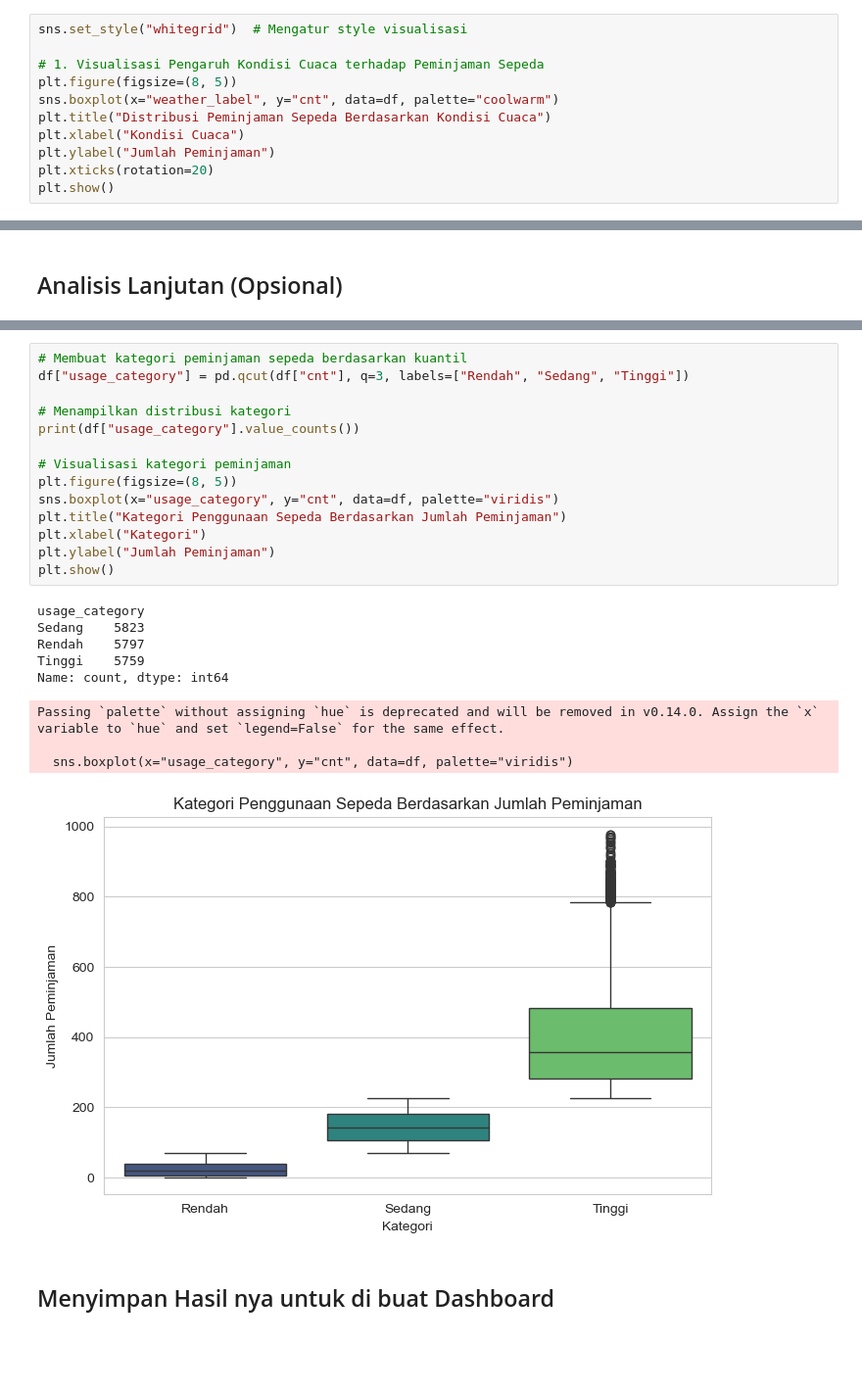
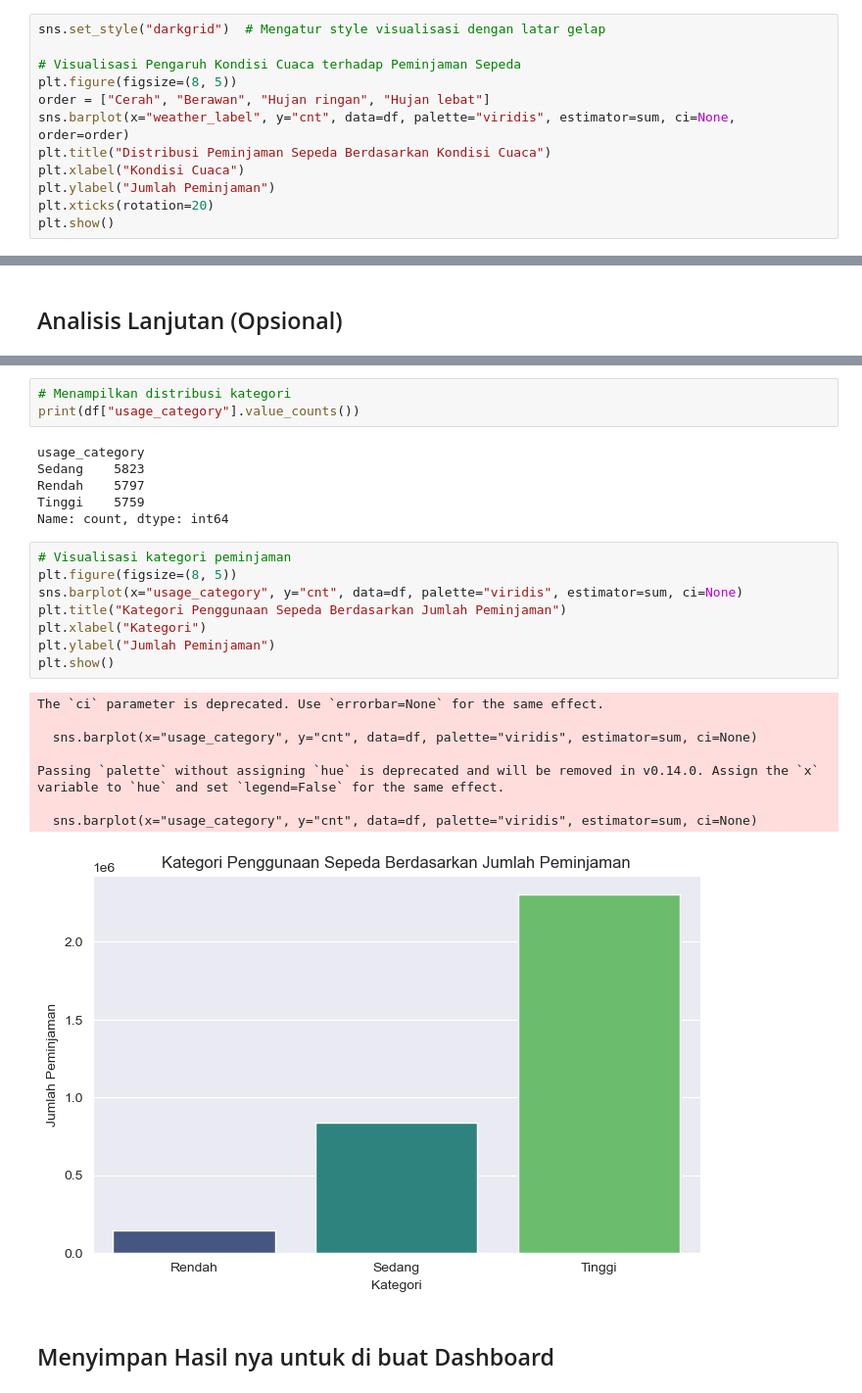
Before and after one commit to wllwkrs/Proyekanalisis, a Jupyter notebook: notebook.ipynb, the cells around one changed output, grey strips where cells are left out. Shown at 98% size. Drawn from its saved outputs; the diff is of its cells as text; blank space fills up the shorter version.

```diff
--- a/notebook.ipynb
+++ b/notebook.ipynb
@@ -216,11 +300,12 @@ Name: cnt, dtype: float64
 # %% [markdown]
 ### Pertanyaan 1:
 # %%
-sns.set_style("whitegrid")  # Mengatur style visualisasi
+sns.set_style("darkgrid")  # Mengatur style visualisasi dengan latar gelap
 
-# 1. Visualisasi Pengaruh Kondisi Cuaca terhadap Peminjaman Sepeda
+# Visualisasi Pengaruh Kondisi Cuaca terhadap Peminjaman Sepeda
 plt.figure(figsize=(8, 5))
-sns.boxplot(x="weather_label", y="cnt", data=df, palette="coolwarm")
+order = ["Cerah", "Berawan", "Hujan ringan", "Hujan lebat"]
+sns.barplot(x="weather_label", y="cnt", data=df, palette="viridis", estimator=sum, ci=None, order=order)
 plt.title("Distribusi Peminjaman Sepeda Berdasarkan Kondisi Cuaca")
 plt.xlabel("Kondisi Cuaca")
 plt.ylabel("Jumlah Peminjaman")
@@ -273,27 +374,29 @@ The `ci` parameter is deprecated. Use `errorbar=None` for the same effect.
+# %%
+# Menampilkan distribusi kategori
+print(df["usage_category"].value_counts())
+# %% [output]
+usage_category
+Sedang    5823
+Rendah    5797
+Tinggi    5759
+Name: count, dtype: int64
 # %%
-# Membuat kategori peminjaman sepeda berdasarkan kuantil
-df["usage_category"] = pd.qcut(df["cnt"], q=3, labels=["Rendah", "Sedang", "Tinggi"])
-
-# Menampilkan distribusi kategori
-print(df["usage_category"].value_counts())
-
 # Visualisasi kategori peminjaman
 plt.figure(figsize=(8, 5))
-sns.boxplot(x="usage_category", y="cnt", data=df, palette="viridis")
+sns.barplot(x="usage_category", y="cnt", data=df, palette="viridis", estimator=sum, ci=None)
 plt.title("Kategori Penggunaan Sepeda Berdasarkan Jumlah Peminjaman")
 plt.xlabel("Kategori")
 plt.ylabel("Jumlah Peminjaman")
 plt.show()
 # %% [output]
-usage_category
-Sedang    5823
-Rendah    5797
-Tinggi    5759
-Name: count, dtype: int64
+The `ci` parameter is deprecated. Use `errorbar=None` for the same effect.
+
+  sns.barplot(x="usage_category", y="cnt", data=df, palette="viridis", estimator=sum, ci=None)
+
+Passing `palette` without assigning `hue` is deprecated and will be removed in v0.14.0. Assign the `x` variable to `hue` and set `legend=False` for the same effect.
+
+  sns.barplot(x="usage_category", y="cnt", data=df, palette="viridis", estimator=sum, ci=None)
-Passing `palette` without assigning `hue` is deprecated and will be removed in v0.14.0. Assign the `x` variable to `hue` and set `legend=False` for the same effect.
-
-  sns.boxplot(x="usage_category", y="cnt", data=df, palette="viridis")
-[figure, old version]
+[figure, new version]
 # %% [markdown]
 ## Menyimpan Hasil nya untuk di buat Dashboard
 # %%
```
Also changed, not shown: parts of 26 cells of this notebook, 2 other files.
